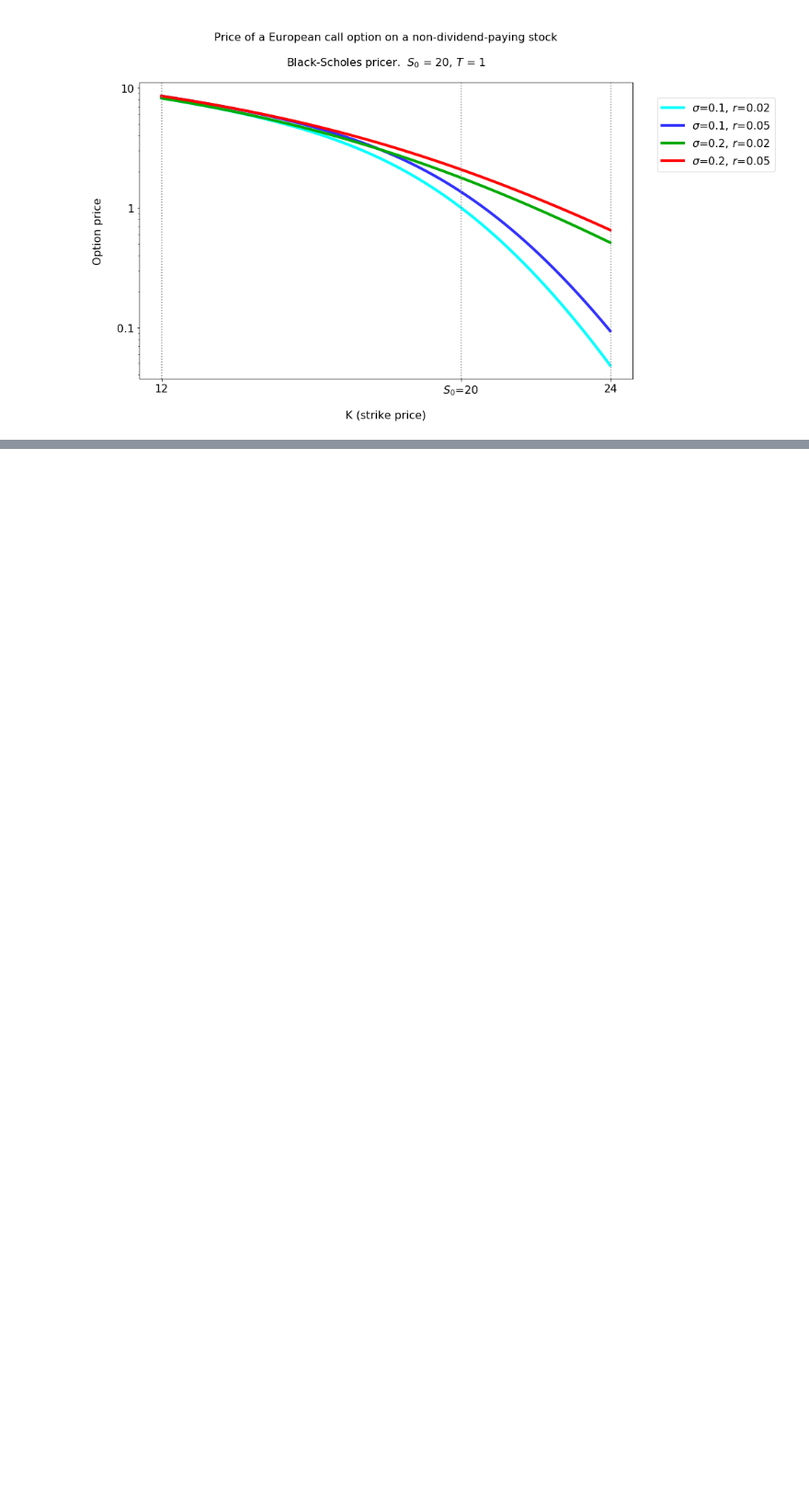
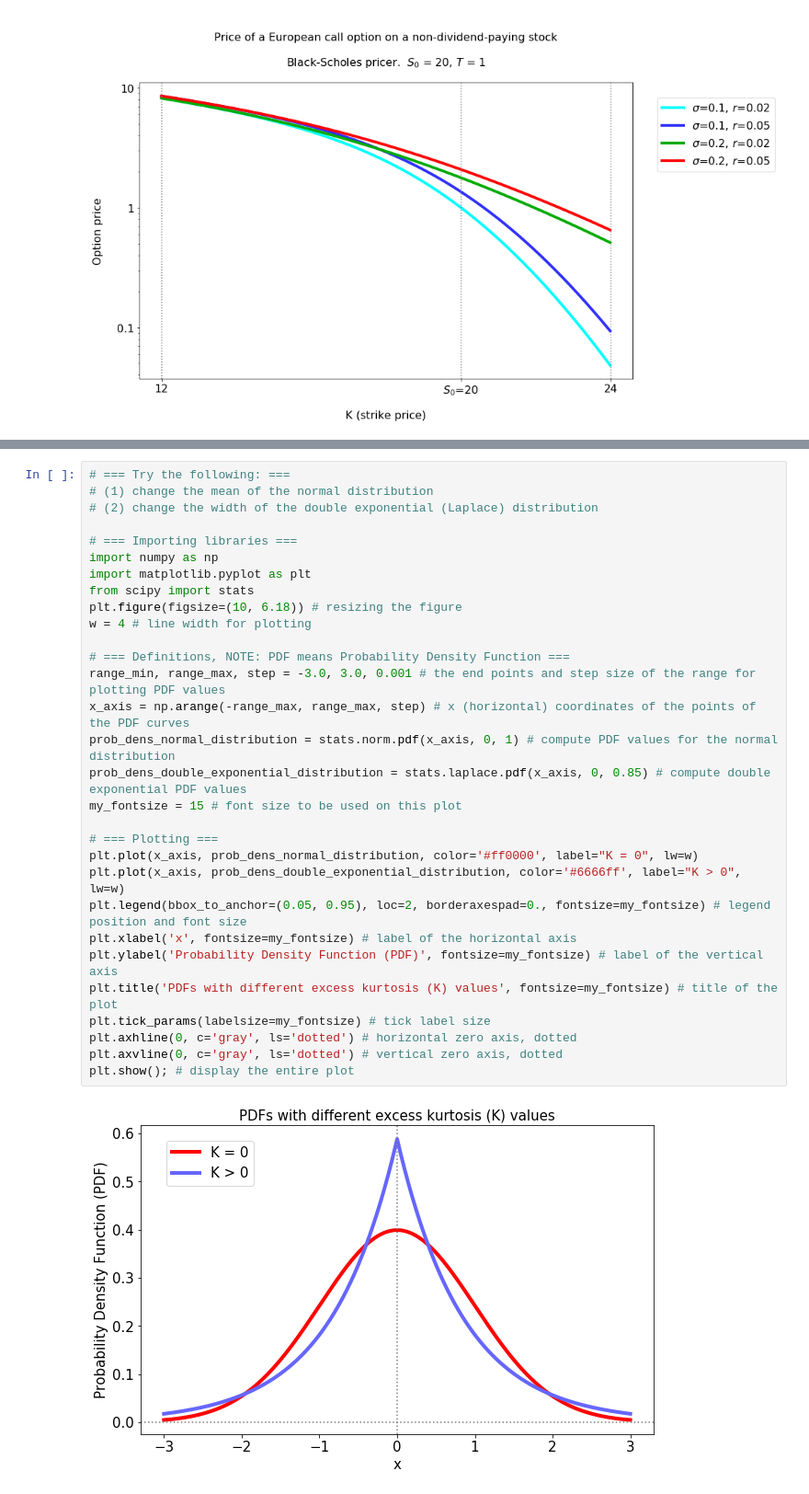
Before and after one commit to siaen/python_finance_course, a Jupyter notebook: notebooks/Black-Scholes.ipynb, the cells around one changed output, grey strips where cells are left out. Shown at 92% size. Drawn from its saved outputs; the diff is of its cells as text; blank space fills up the shorter version.

```diff
--- a/notebooks/Black-Scholes.ipynb
+++ b/notebooks/Black-Scholes.ipynb
@@ -560,3 +642,35 @@ As an example, compare the cumulated distribution function (cdf) of the normal d
+# %%
+# === Try the following: ===
+# (1) change the mean of the normal distribution
+# (2) change the width of the double exponential (Laplace) distribution
+
+# === Importing libraries ===
+import numpy as np
+import matplotlib.pyplot as plt
+from scipy import stats
+plt.figure(figsize=(10, 6.18)) # resizing the figure
+w = 4 # line width for plotting
+
+# === Definitions, NOTE: PDF means Probability Density Function ===
+range_min, range_max, step = -3.0, 3.0, 0.001 # the end points and step size of the range for plotting PDF values
+x_axis = np.arange(-range_max, range_max, step) # x (horizontal) coordinates of the points of the PDF curves
+prob_dens_normal_distribution = stats.norm.pdf(x_axis, 0, 1) # compute PDF values for the normal distribution
+prob_dens_double_exponential_distribution = stats.laplace.pdf(x_axis, 0, 0.85) # compute double exponential PDF values
+my_fontsize = 15 # font size to be used on this plot
+
+# === Plotting ===
+plt.plot(x_axis, prob_dens_normal_distribution, color='#ff0000', label="K = 0", lw=w)
+plt.plot(x_axis, prob_dens_double_exponential_distribution, color='#6666ff', label="K > 0", lw=w)
+plt.legend(bbox_to_anchor=(0.05, 0.95), loc=2, borderaxespad=0., fontsize=my_fontsize) # legend position and font size
+plt.xlabel('x', fontsize=my_fontsize) # label of the horizontal axis
+plt.ylabel('Probability Density Function (PDF)', fontsize=my_fontsize) # label of the vertical axis
+plt.title('PDFs with different excess kurtosis (K) values', fontsize=my_fontsize) # title of the plot
+plt.tick_params(labelsize=my_fontsize) # tick label size
+plt.axhline(0, c='gray', ls='dotted') # horizontal zero axis, dotted
+plt.axvline(0, c='gray', ls='dotted') # vertical zero axis, dotted
+plt.show(); # display the entire plot
+# %% [output]
+[figure, added]
 # %%
 # === Try the following: ===
 # (1) change the mean of the normal distribution
```
Also changed, not shown: parts of 12 cells of this notebook, 4 other files.
